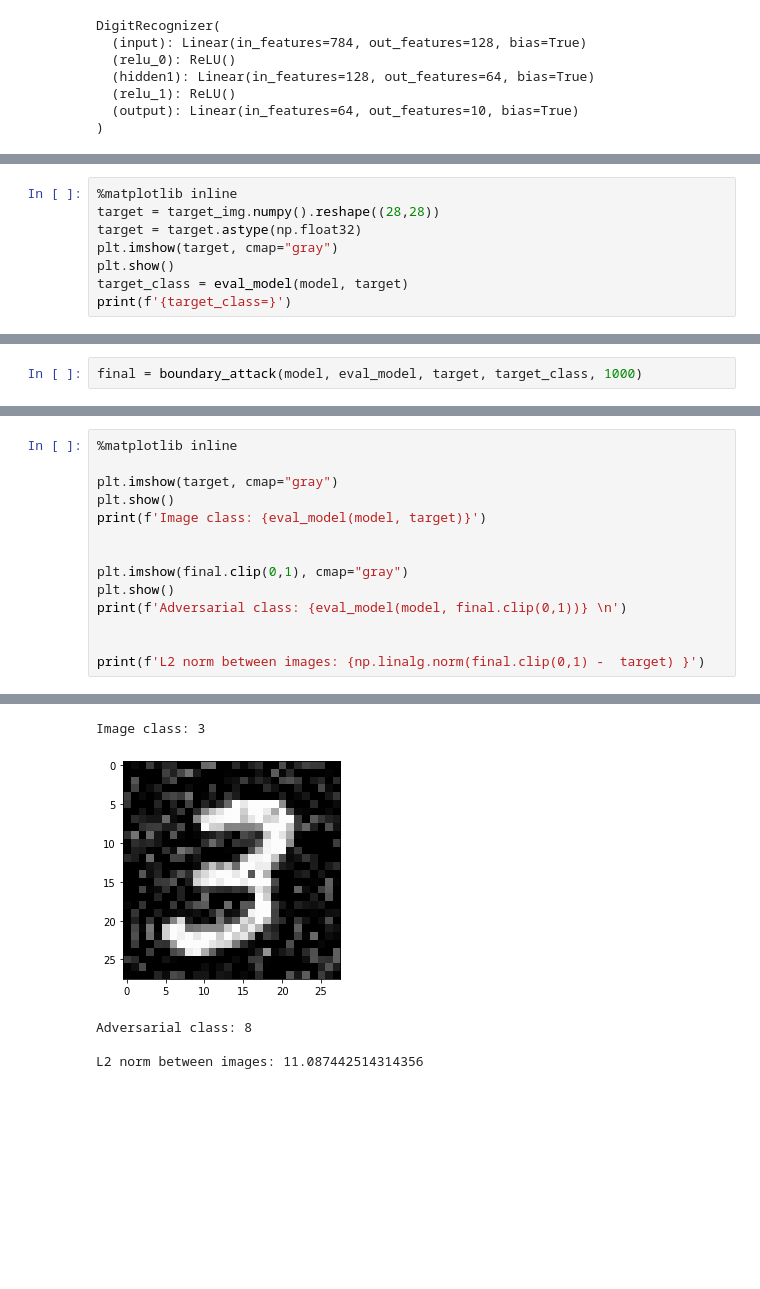
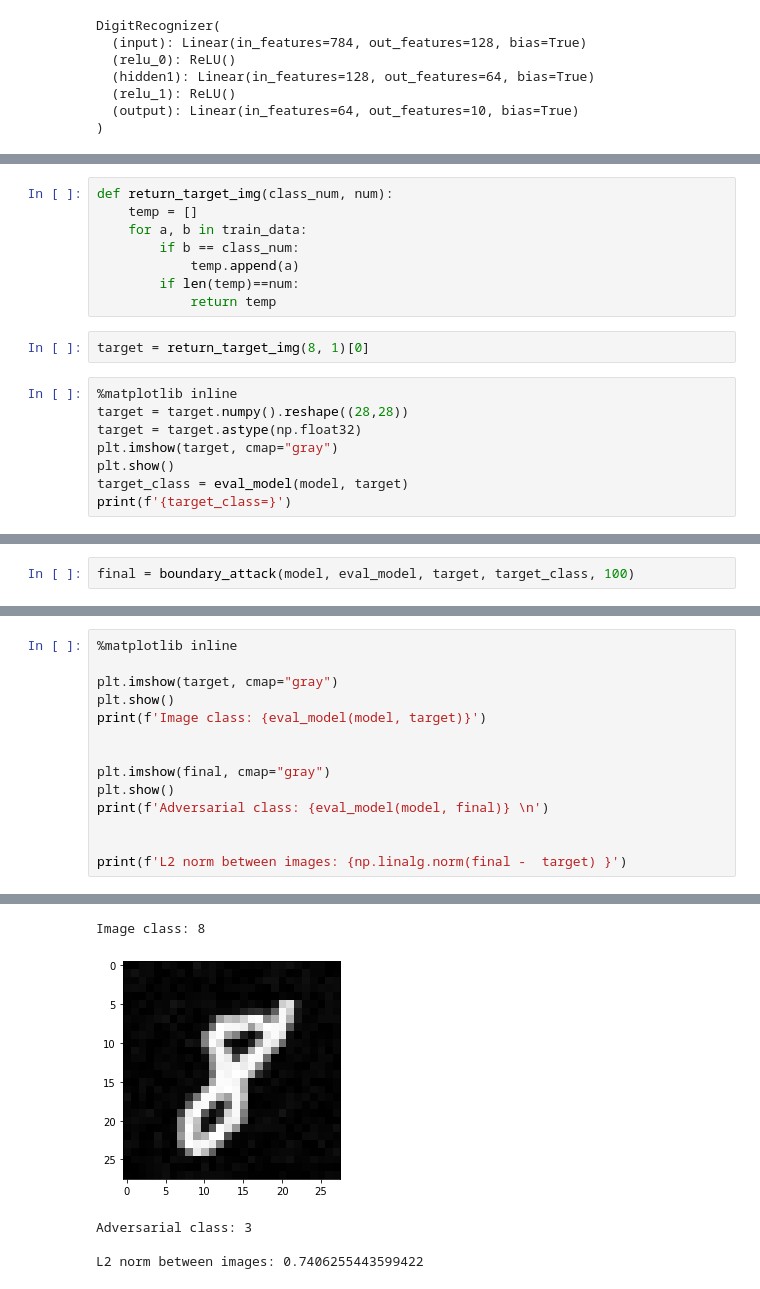
Before and after one commit to BenBadnani/Boundary-Attacks, a Jupyter notebook: boundary_attack.ipynb, the cells around one changed output, grey strips where cells are left out. Cells and saved outputs as stored; diff of their text form; blank space fills up the shorter version.

Commit message:
Fixed issue with initial descent from random noise image

```diff
--- a/boundary_attack.ipynb
+++ b/boundary_attack.ipynb
@@ -155,6 +155,16 @@ for a, b in train_data:
+# %%
+def return_target_img(class_num, num):
+    temp = []
+    for a, b in train_data:
+        if b == class_num:
+            temp.append(a)
+        if len(temp)==num:
+            return temp
+# %%
+target = return_target_img(8, 1)[0]
 # %%
 %matplotlib inline
-target = target_img.numpy().reshape((28,28))
+target = target.numpy().reshape((28,28))
 target = target.astype(np.float32)
 plt.imshow(target, cmap="gray")
 plt.show()
@@ -166,2 +176,2 @@ target_class=3
 # %%
-final = boundary_attack(model, eval_model, target, target_class, 1000)
+final = boundary_attack(model, eval_model, target, target_class, 100)
@@ -173,10 +246,10 @@ plt.show()
 print(f'Image class: {eval_model(model, target)}')
 
 
-plt.imshow(final.clip(0,1), cmap="gray")
+plt.imshow(final, cmap="gray")
 plt.show()
-print(f'Adversarial class: {eval_model(model, final.clip(0,1))} \n')
+print(f'Adversarial class: {eval_model(model, final)} \n')
 
 
-print(f'L2 norm between images: {np.linalg.norm(final.clip(0,1) -  target) }')
+print(f'L2 norm between images: {np.linalg.norm(final -  target) }')
 # %% [output]
@@ -184,5 +257,5 @@ print(f'L2 norm between images: {np.linalg.norm(final.clip(0,1) -  target) }')
-Image class: 3
+Image class: 8
-[figure, old version]
+[figure, new version]
-Adversarial class: 8
+Adversarial class: 3
 
-L2 norm between images: 11.087442514314356
+L2 norm between images: 0.7406255443599422
```
Also changed, not shown: parts of 24 cells of this notebook.
